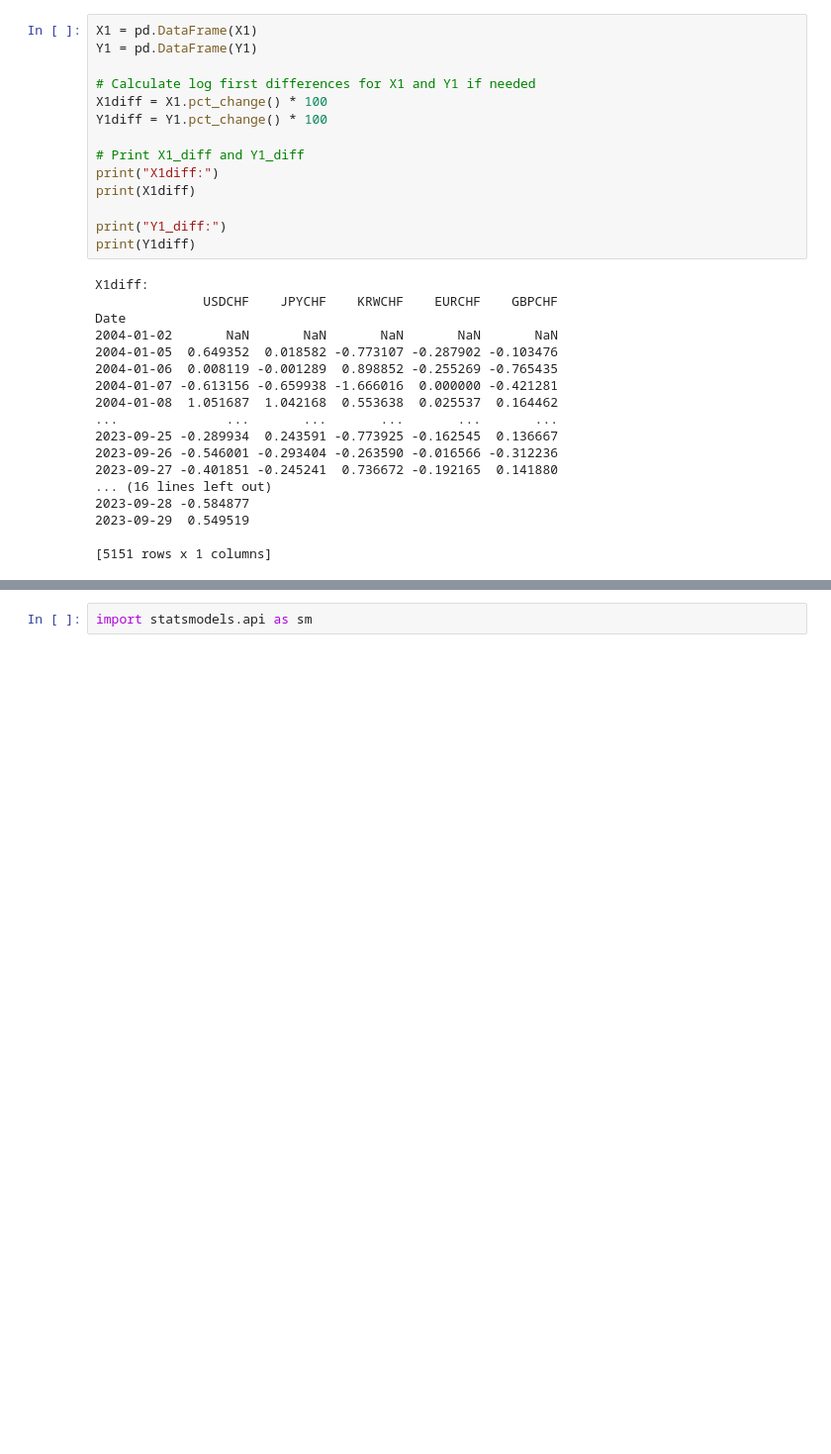
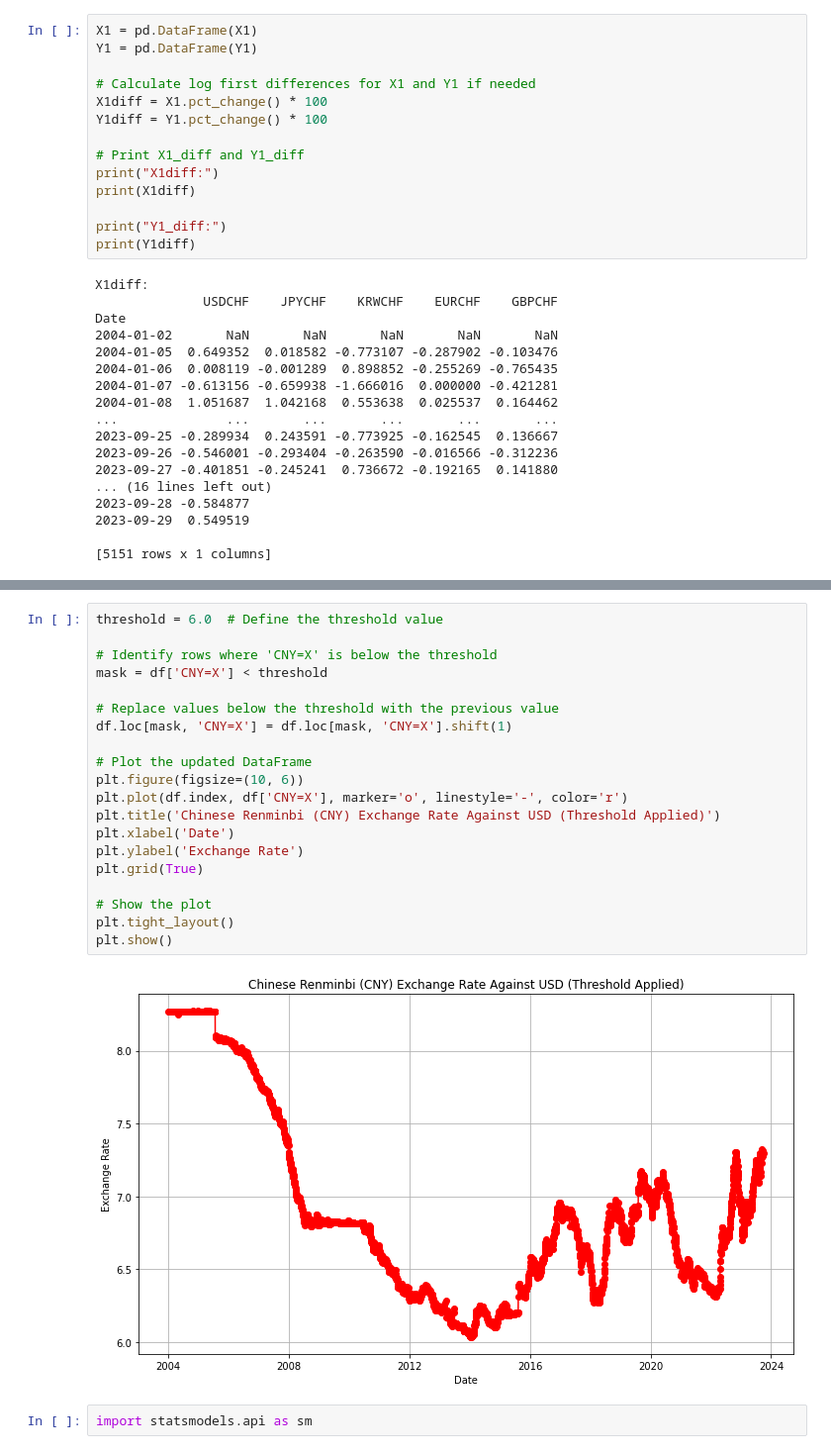
Before and after one commit to McNelis-CMML/Machine-Learning, a Jupyter notebook: NoFreeeLunch.ipynb, the cells around one changed output, grey strips where cells are left out. Shown at 99% size. Saved outputs shown, nothing was run; the diff lists cells and outputs as text; blank space fills up the shorter version.

```diff
--- a/NoFreeeLunch.ipynb
+++ b/NoFreeeLunch.ipynb
@@ -163,3 +194,25 @@ Date
+# %%
+threshold = 6.0  # Define the threshold value
+
+# Identify rows where 'CNY=X' is below the threshold
+mask = df['CNY=X'] < threshold
+
+# Replace values below the threshold with the previous value
+df.loc[mask, 'CNY=X'] = df.loc[mask, 'CNY=X'].shift(1)
+
+# Plot the updated DataFrame
+plt.figure(figsize=(10, 6))
+plt.plot(df.index, df['CNY=X'], marker='o', linestyle='-', color='r')
+plt.title('Chinese Renminbi (CNY) Exchange Rate Against USD (Threshold Applied)')
+plt.xlabel('Date')
+plt.ylabel('Exchange Rate')
+plt.grid(True)
+
+# Show the plot
+plt.tight_layout()
+plt.show()
+# %% [output]
+[figure, added]
 # %%
 import statsmodels.api as sm
 # %%
```
Also changed, not shown: parts of 3 cells of this notebook.
